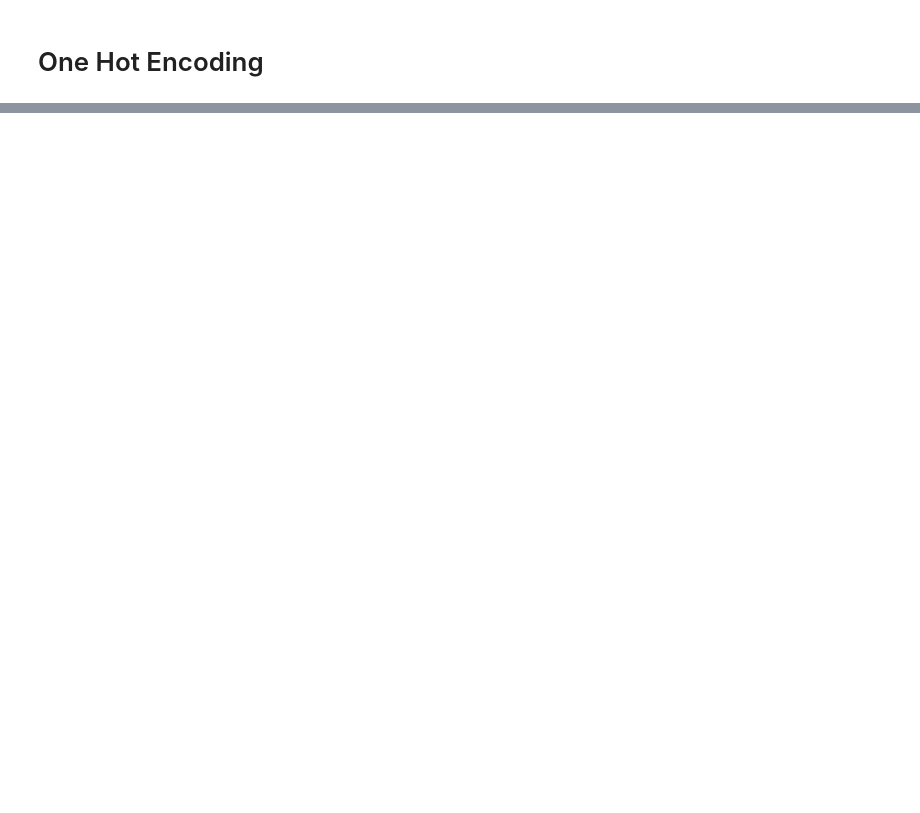
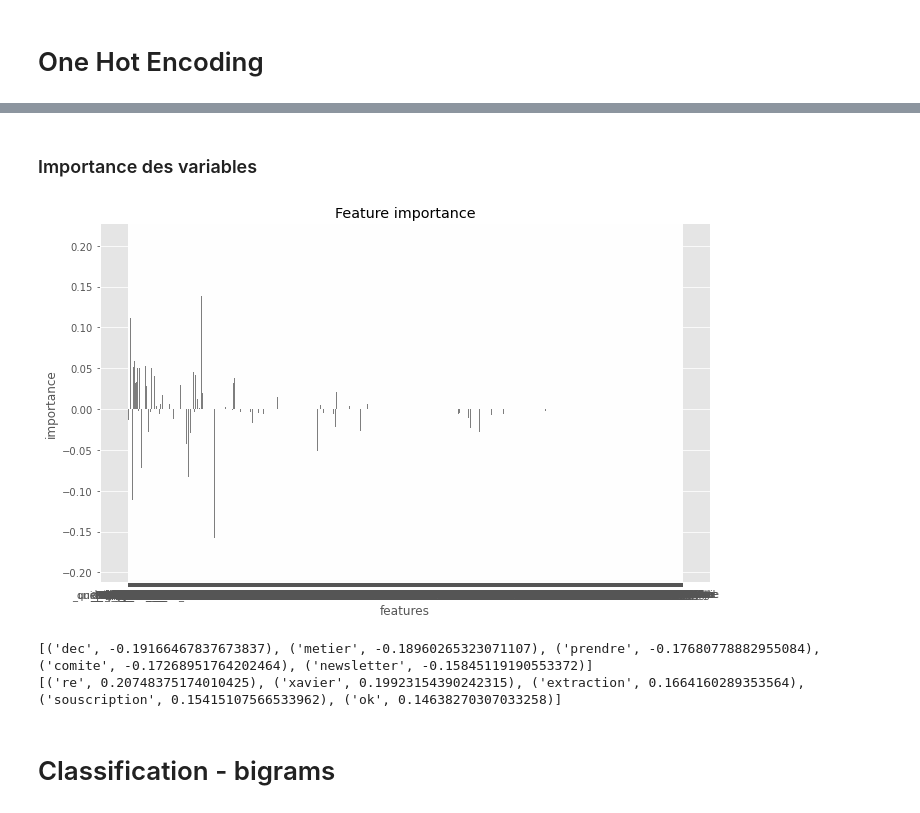
Before and after one commit to Maxime-LP/NLP-Mail-Classifier, a Jupyter notebook: 1 - OneHotEncoding.ipynb, the cells around one changed output, grey strips where cells are left out. Drawn from its saved outputs; the diff is of its cells as text; code cells hidden in the pictures; blank space fills up the shorter version.

```diff
--- a/1 - OneHotEncoding.ipynb
+++ b/1 - OneHotEncoding.ipynb
@@ -286,0 +88,3 @@ to-do :
+# %%
+data_no_bigrams = pd.read_json('data/mails_ohe.json')
+data_no_bigrams.head()
@@ -286,0 +203,17 @@ to-do :
+# %%
+np.random.seed(42)
+x1 = data_no_bigrams[data_no_bigrams._label_==0].sample(590, random_state=42)
+y1 = x1._label_
+x1 = x1.drop('_label_', axis = 1)
+x2 = data_no_bigrams[data_no_bigrams._label_==1].sample(590, random_state=42)
+y2 = x2._label_
+x2 = x2.drop('_label_', axis = 1)
+Xt = np.concatenate([x1,x2])
+yt = np.concatenate([y1, y2])
+Xt_train, Xt_val,yt_train, yt_val = train_test_split(Xt, yt, test_size=0.3, random_state=42)
+# %%
+from sklearn.svm import SVC
+svc_sub = SVC(C = 0.1325, kernel = 'linear', random_state=42)
+svc_sub.fit(Xt_train, yt_train)
+y_pred = svc_sub.predict(Xt_val)
+print(classification_report(yt_val,y_pred))
@@ -286,0 +275,27 @@ to-do :
+# %% [markdown]
+### Importance des variables
+# %%
+import numpy as np
+import matplotlib.pyplot as plt
+cols = data_no_bigrams.drop('_label_', axis = 1).columns
+plt.figure(figsize=(6 * 1.618, 6))
+index = np.arange(len(cols))
+bar_width = 0.35
+plt.bar(index, svc_sub.coef_[0], color='black', alpha=0.5)
+plt.xlabel('features')
+plt.ylabel('importance')
+plt.title('Feature importance')
+plt.xticks(index + bar_width, cols)
+plt.tight_layout()
+plt.show()
+# %% [output]
+[figure, added]
+# %%
+coefs = {key:svc_sub.coef_[0][k] for k,key in enumerate(cols)}
+print(sorted(coefs.items(),key= lambda x:x[1])[:5])
+print(sorted(coefs.items(),key= lambda x:-x[1])[:5])
+# %% [output]
+[('dec', -0.19166467837673837), ('metier', -0.18960265323071107), ('prendre', -0.17680778882955084), ('comite', -0.17268951764202464), ('newsletter', -0.15845119190553372)]
+[('re', 0.20748375174010425), ('xavier', 0.19923154390242315), ('extraction', 0.1664160289353564), ('souscription', 0.15415107566533962), ('ok', 0.14638270307033258)]
+# %% [markdown]
+# Classification - bigrams
```
Also changed, not shown: parts of 81 cells of this notebook, 10 other files.
